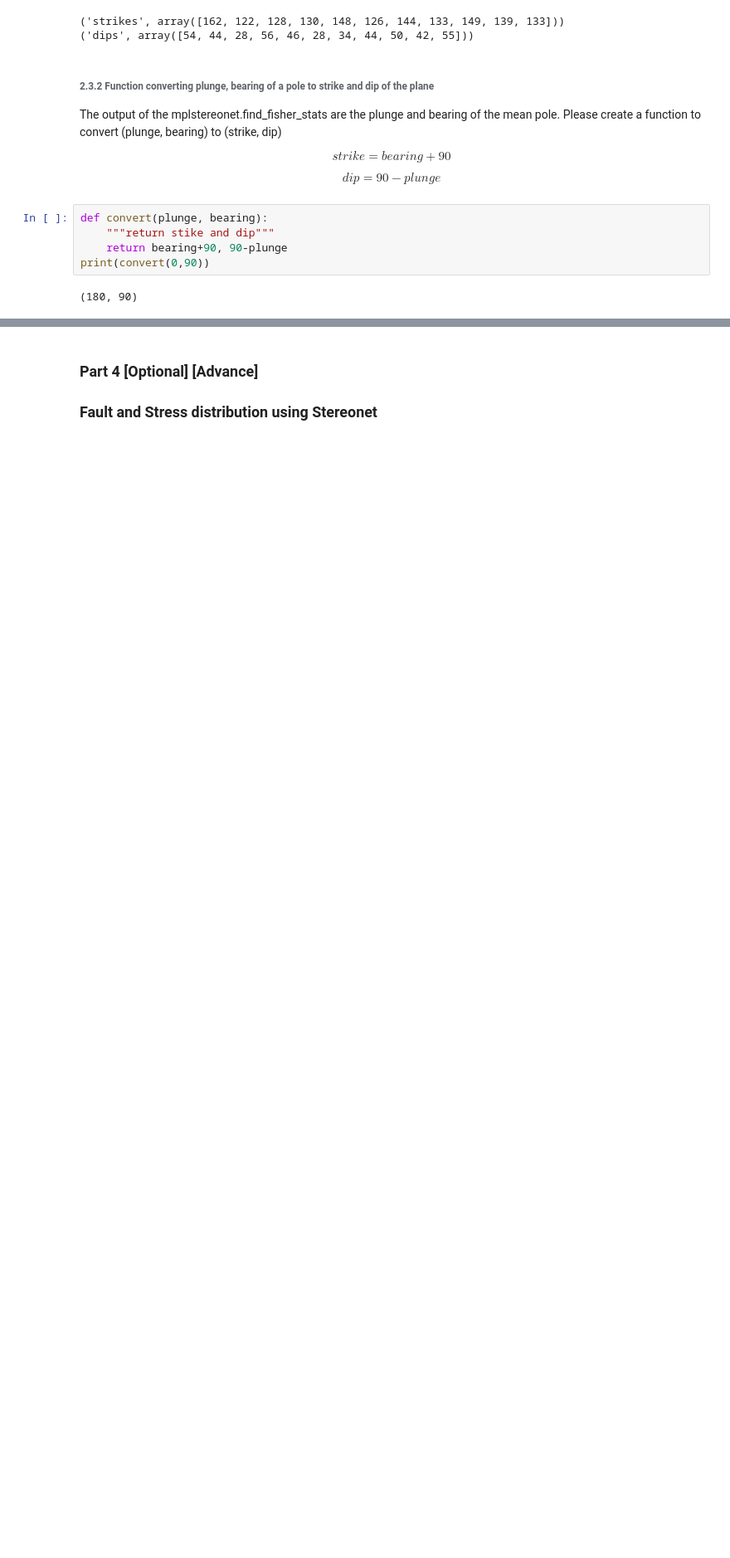
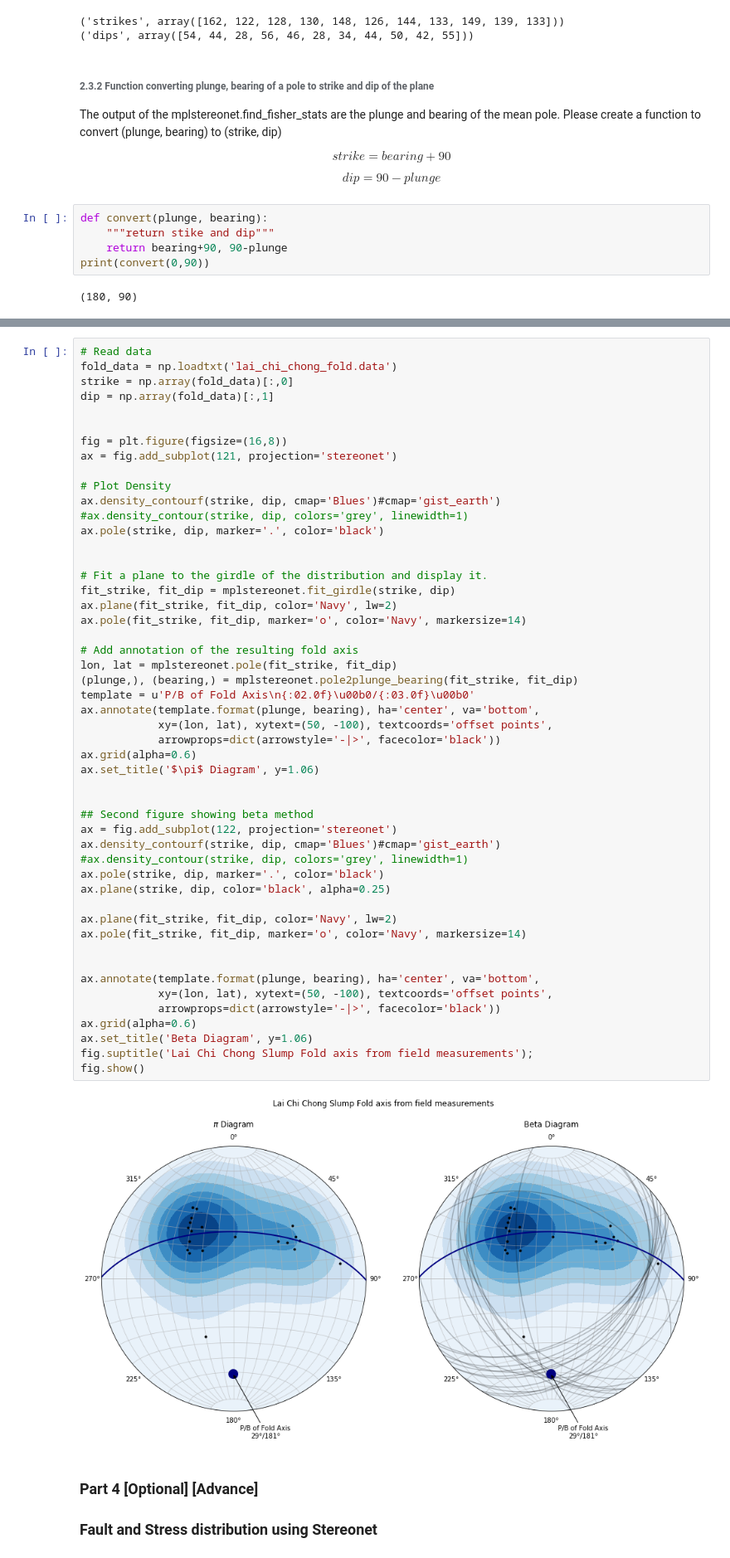
Before and after one commit to jwjeremy/ESSC2030_lec11, a Jupyter notebook: lec11_stereo/Lec11_tut_stereo.ipynb, the cells around one changed output, grey strips where cells are left out. Shown at 83% size. Drawn from its saved outputs; the diff is of its cells as text; blank space fills up the shorter version.

```diff
--- a/lec11_stereo/Lec11_tut_stereo.ipynb
+++ b/lec11_stereo/Lec11_tut_stereo.ipynb
@@ -242,3 +300,55 @@ The data is stored in `lai_chi_chong_fold.data` with format of strike and dip. S
+# %%
+# Read data
+fold_data = np.loadtxt('lai_chi_chong_fold.data')
+strike = np.array(fold_data)[:,0]
+dip = np.array(fold_data)[:,1]
+
+
+fig = plt.figure(figsize=(16,8))
+ax = fig.add_subplot(121, projection='stereonet')
+
+# Plot Density
+ax.density_contourf(strike, dip, cmap='Blues')#cmap='gist_earth')
+#ax.density_contour(strike, dip, colors='grey', linewidth=1)
+ax.pole(strike, dip, marker='.', color='black')
+
+
+# Fit a plane to the girdle of the distribution and display it.
+fit_strike, fit_dip = mplstereonet.fit_girdle(strike, dip)
+ax.plane(fit_strike, fit_dip, color='Navy', lw=2)
+ax.pole(fit_strike, fit_dip, marker='o', color='Navy', markersize=14)
+
+# Add annotation of the resulting fold axis
+lon, lat = mplstereonet.pole(fit_strike, fit_dip)
+(plunge,), (bearing,) = mplstereonet.pole2plunge_bearing(fit_strike, fit_dip)
+template = u'P/B of Fold Axis\n{:02.0f}\u00b0/{:03.0f}\u00b0'
+ax.annotate(template.format(plunge, bearing), ha='center', va='bottom',
+            xy=(lon, lat), xytext=(50, -100), textcoords='offset points',
+            arrowprops=dict(arrowstyle='-|>', facecolor='black'))
+ax.grid(alpha=0.6)
+ax.set_title('$\pi$ Diagram', y=1.06)
+
+
+## Second figure showing beta method
+ax = fig.add_subplot(122, projection='stereonet')
+ax.density_contourf(strike, dip, cmap='Blues')#cmap='gist_earth')
+#ax.density_contour(strike, dip, colors='grey', linewidth=1)
+ax.pole(strike, dip, marker='.', color='black')
+ax.plane(strike, dip, color='black', alpha=0.25)
+
+ax.plane(fit_strike, fit_dip, color='Navy', lw=2)
+ax.pole(fit_strike, fit_dip, marker='o', color='Navy', markersize=14)
+
+
+ax.annotate(template.format(plunge, bearing), ha='center', va='bottom',
+            xy=(lon, lat), xytext=(50, -100), textcoords='offset points',
+            arrowprops=dict(arrowstyle='-|>', facecolor='black'))
+ax.grid(alpha=0.6)
+ax.set_title('Beta Diagram', y=1.06)
+fig.suptitle('Lai Chi Chong Slump Fold axis from field measurements');
+fig.show()
+# %% [output]
+[figure, added]
 # %% [markdown]
 <a id='part4'></a>
 ### Part 4 [Optional] [Advance]
```
Also changed, not shown: parts of 9 cells of this notebook, 3 other files.
